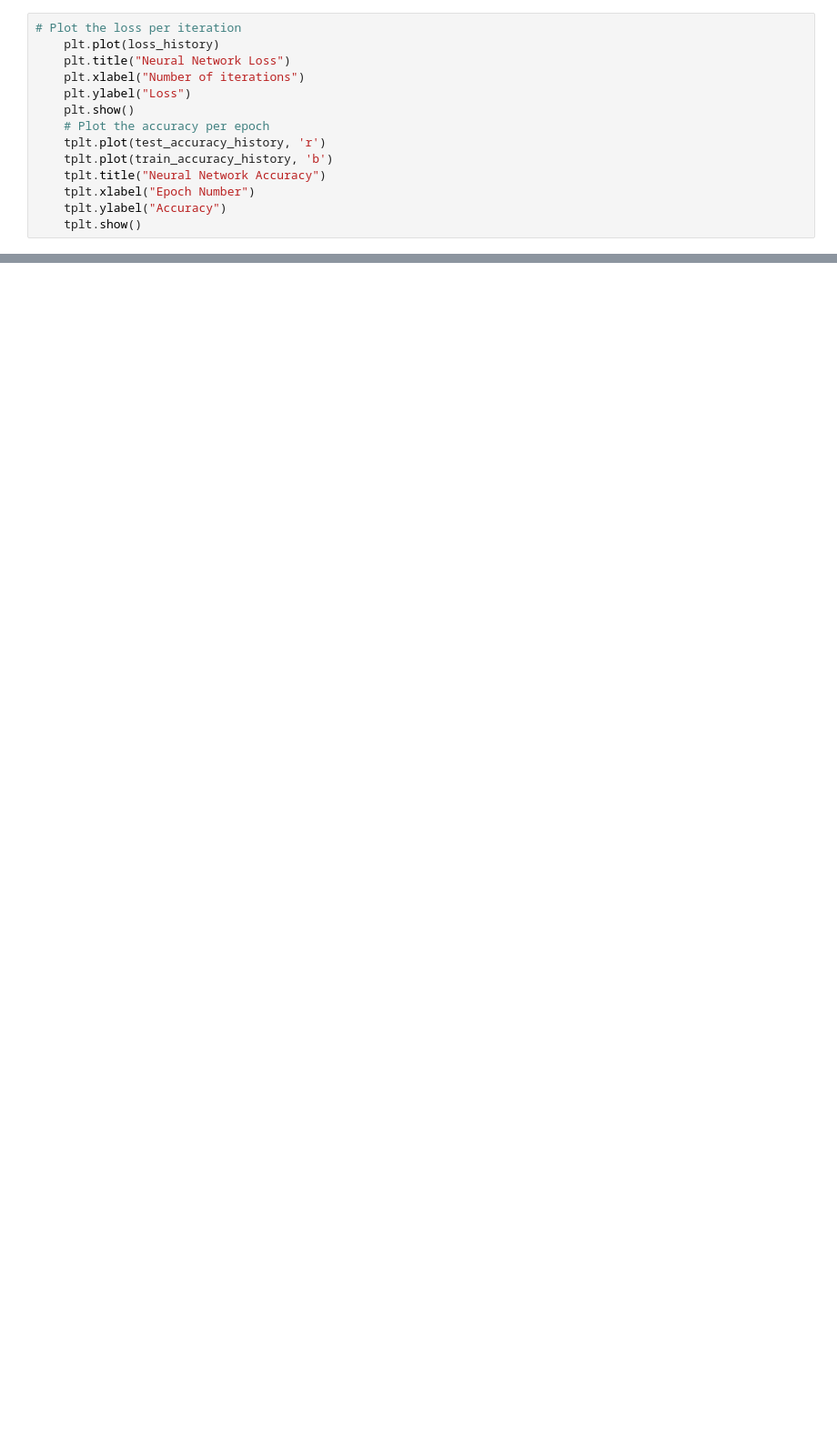
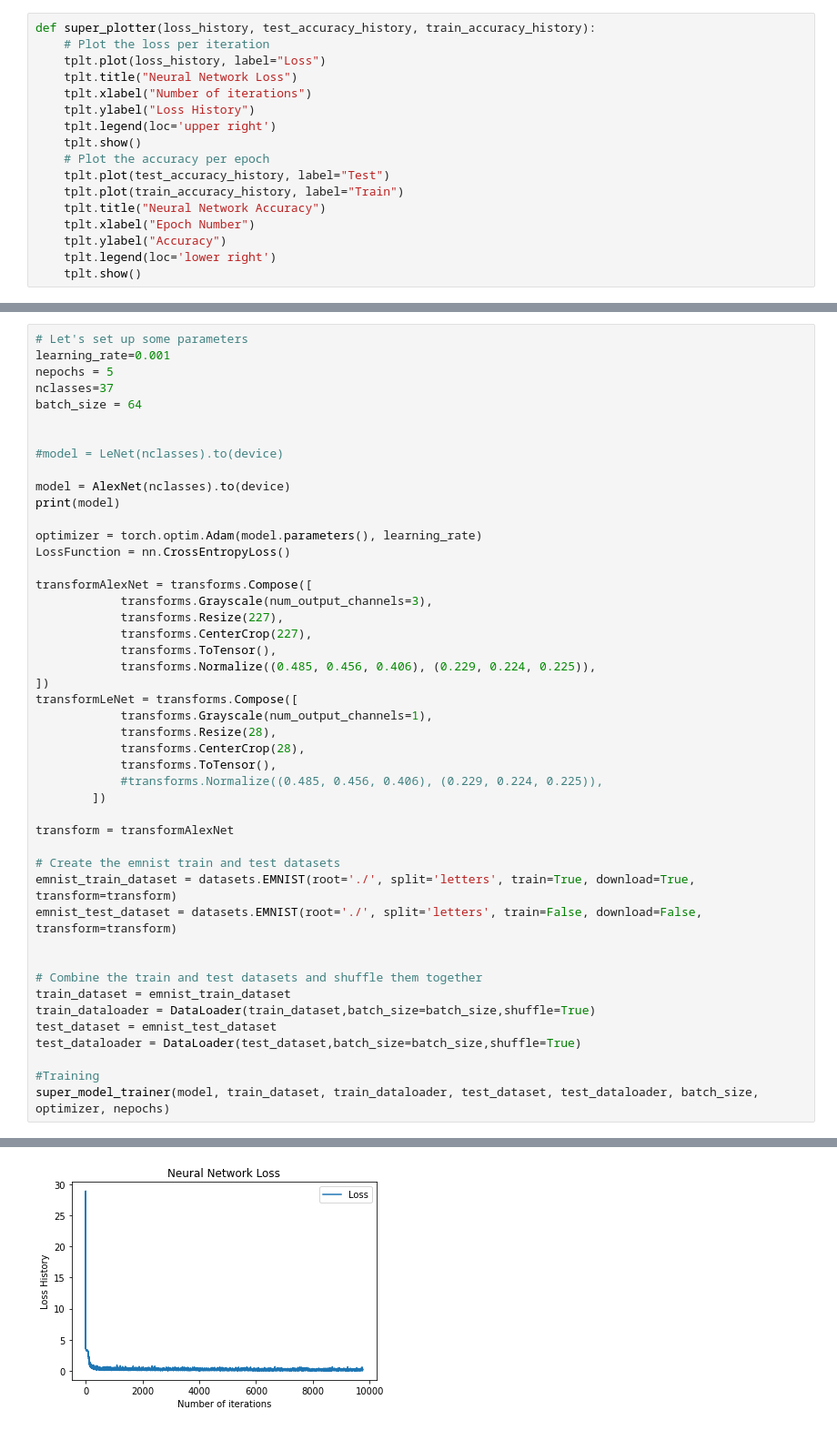
Before and after one commit to WizardGit/CharacterRecognition, a Jupyter notebook: letters/FinalProjectLetters.ipynb, the cells around one changed output, grey strips where cells are left out. Shown: that part at 91% size. Saved outputs shown, nothing was run; the diff lists cells and outputs as text; blank space fills up the shorter version.

```diff
--- a/letters/FinalProjectLetters.ipynb
+++ b/letters/FinalProjectLetters.ipynb
@@ -182,14 +154,17 @@ for epoch in tqdm(range(nepochs), desc=f"Epoch", unit="epoch", disable=False):
 # %%
-# Plot the loss per iteration
-    plt.plot(loss_history)
-    plt.title("Neural Network Loss")
-    plt.xlabel("Number of iterations")
-    plt.ylabel("Loss")
-    plt.show()
+def super_plotter(loss_history, test_accuracy_history, train_accuracy_history):
+    # Plot the loss per iteration
+    tplt.plot(loss_history, label="Loss")
+    tplt.title("Neural Network Loss")
+    tplt.xlabel("Number of iterations")
+    tplt.ylabel("Loss History")
+    tplt.legend(loc='upper right')
+    tplt.show()
     # Plot the accuracy per epoch
-    tplt.plot(test_accuracy_history, 'r')
-    tplt.plot(train_accuracy_history, 'b')
+    tplt.plot(test_accuracy_history, label="Test")
+    tplt.plot(train_accuracy_history, label="Train")
     tplt.title("Neural Network Accuracy")
     tplt.xlabel("Epoch Number")
     tplt.ylabel("Accuracy")
+    tplt.legend(loc='lower right')
     tplt.show()
@@ -200,0 +204,47 @@ for epoch in tqdm(range(nepochs), desc=f"Epoch", unit="epoch", disable=False):
+# %%
+# Let's set up some parameters
+learning_rate=0.001
+nepochs = 5
+nclasses=37
+batch_size = 64
+
+
+#model = LeNet(nclasses).to(device)
+
+model = AlexNet(nclasses).to(device)
+print(model)
+
+optimizer = torch.optim.Adam(model.parameters(), learning_rate)
+LossFunction = nn.CrossEntropyLoss()
+
+transformAlexNet = transforms.Compose([
+            transforms.Grayscale(num_output_channels=3),
+            transforms.Resize(227),
+            transforms.CenterCrop(227),
+            transforms.ToTensor(),
+            transforms.Normalize((0.485, 0.456, 0.406), (0.229, 0.224, 0.225)),
+])
+transformLeNet = transforms.Compose([
+            transforms.Grayscale(num_output_channels=1),
+            transforms.Resize(28),
+            transforms.CenterCrop(28),
+            transforms.ToTensor(),
+            #transforms.Normalize((0.485, 0.456, 0.406), (0.229, 0.224, 0.225)),
+        ])
+
+transform = transformAlexNet
+
+# Create the emnist train and test datasets
+emnist_train_dataset = datasets.EMNIST(root='./', split='letters', train=True, download=True, transform=transform)
+emnist_test_dataset = datasets.EMNIST(root='./', split='letters', train=False, download=False, transform=transform)
+
+
+# Combine the train and test datasets and shuffle them together
+train_dataset = emnist_train_dataset
+train_dataloader = DataLoader(train_dataset,batch_size=batch_size,shuffle=True)
+test_dataset = emnist_test_dataset
+test_dataloader = DataLoader(test_dataset,batch_size=batch_size,shuffle=True)
+
+#Training
+super_model_trainer(model, train_dataset, train_dataloader, test_dataset, test_dataloader, batch_size, optimizer, nepochs)
+# %% [output]
@@ -200,0 +282 @@ for epoch in tqdm(range(nepochs), desc=f"Epoch", unit="epoch", disable=False):
+[figure, added]
```
Also changed, not shown: parts of 12 cells of this notebook, 1 other file.
